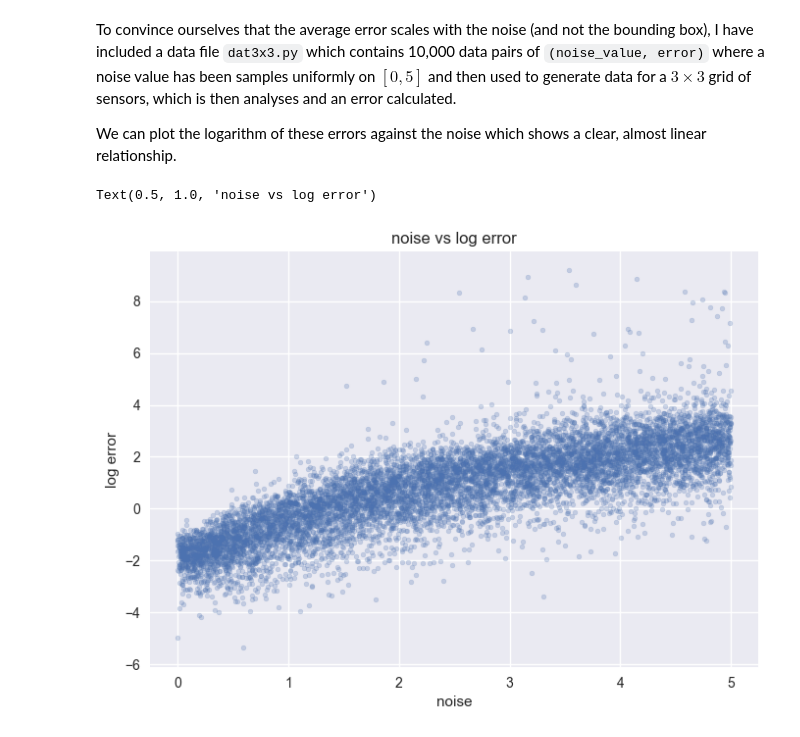
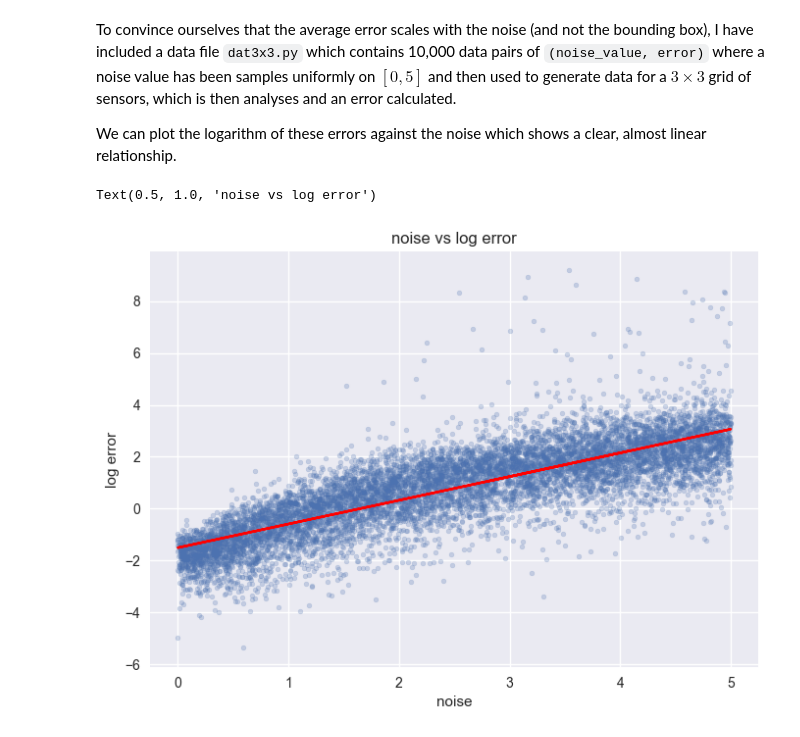
Before and after one commit to noaham/sigsen, a Jupyter notebook: examples/example.ipynb, the cells around one changed output. Cells and saved outputs as stored; diff of their text form; code cells hidden in the pictures.

```diff
--- a/examples/example.ipynb
+++ b/examples/example.ipynb
@@ -207,14 +218,18 @@ We can plot the logarithm of these errors against the noise which shows a clear,
 # %%
 dat = np.load('dat3x3.npy')
 
 fig, ax = plt.subplots()
 noise = dat[:, 0]
 log_error = np.log(dat[:, 1])
 
+regr = LinearRegression()
+regr.fit(noise.reshape(-1, 1), log_error)
+
 ax.scatter(noise, log_error, alpha=0.25, marker='.')
+ax.plot(noise, regr.predict(noise.reshape(-1, 1)), color='red')
 ax.set_xlabel('noise')
 ax.set_ylabel('log error')
 ax.set_title('noise vs log error')
 # %% [output]
 Text(0.5, 1.0, 'noise vs log error')
-[figure, old version]
+[figure, new version]
```
Also changed, not shown: parts of 17 cells of this notebook, 3 other files.
